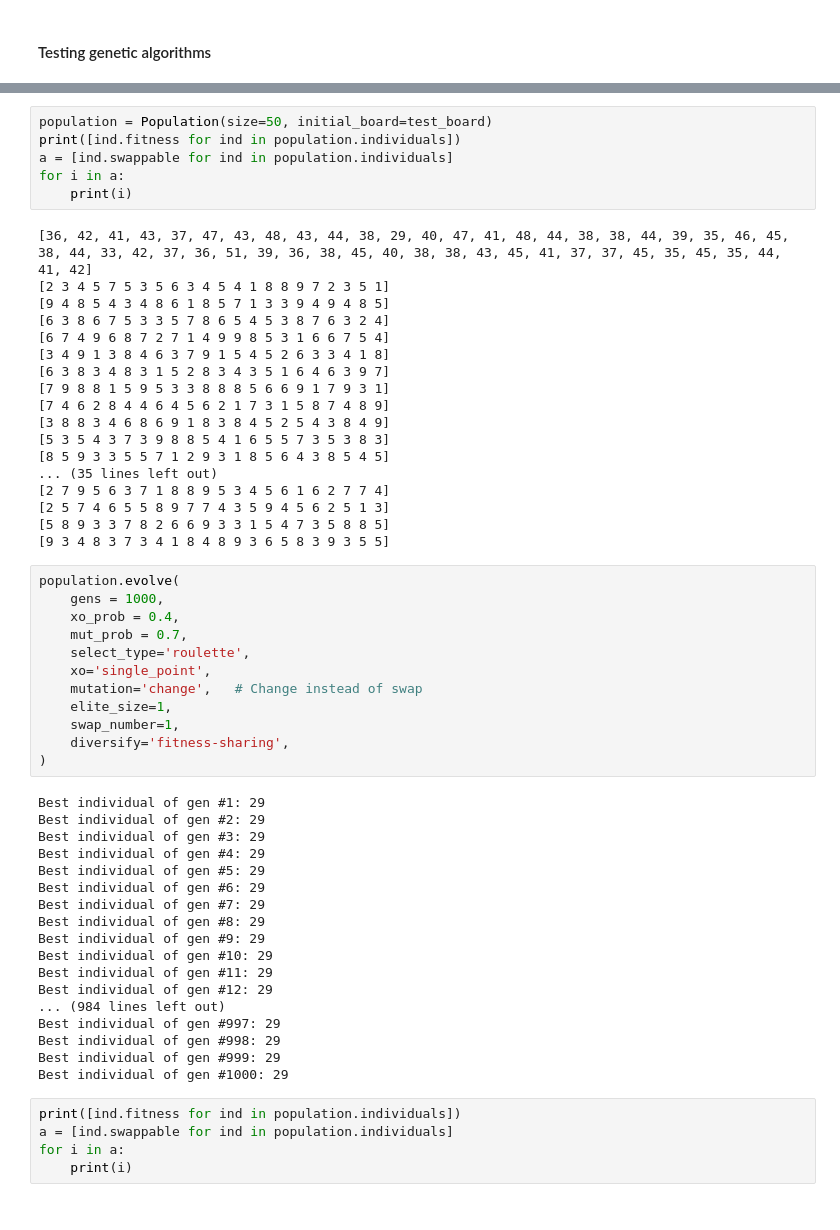
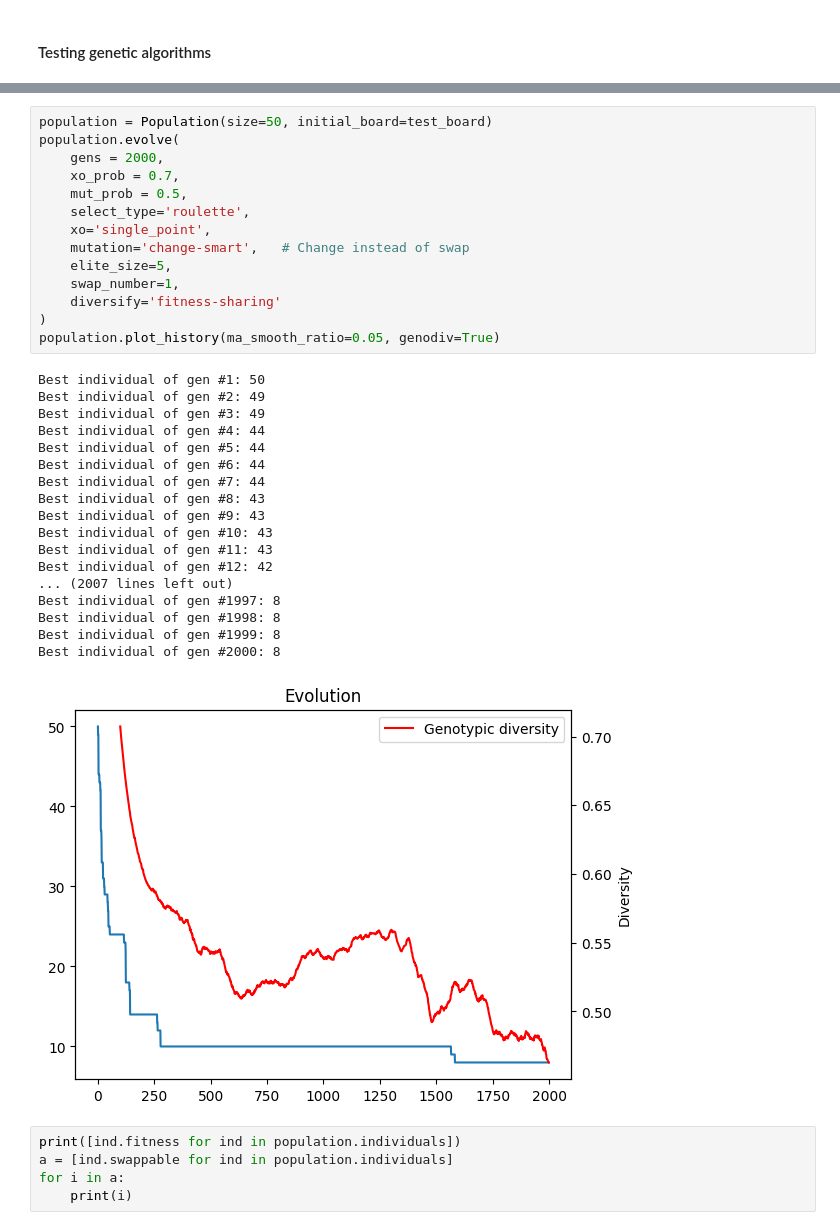
Before and after one commit to amarmate/CIFO24, a Jupyter notebook: test_funcs_mateus.ipynb, the cells around one changed output, grey strips where cells are left out. Saved outputs shown, nothing was run; the diff lists cells and outputs as text.

```diff
--- a/test_funcs_mateus.ipynb
+++ b/test_funcs_mateus.ipynb
@@ -76,57 +123,36 @@ population.plot_history(ma_smooth_ratio=0.1, genodiv=True)
-# %%
-population = Population(size=50, initial_board=test_board)
-print([ind.fitness for ind in population.individuals])
-a = [ind.swappable for ind in population.individuals]
-for i in a:
-    print(i)
-# %% [output]
-[36, 42, 41, 43, 37, 47, 43, 48, 43, 44, 38, 29, 40, 47, 41, 48, 44, 38, 38, 44, 39, 35, 46, 45, 38, 44, 33, 42, 37, 36, 51, 39, 36, 38, 45, 40, 38, 38, 43, 45, 41, 37, 37, 45, 35, 45, 35, 44, 41, 42]
-[2 3 4 5 7 5 3 5 6 3 4 5 4 1 8 8 9 7 2 3 5 1]
-[9 4 8 5 4 3 4 8 6 1 8 5 7 1 3 3 9 4 9 4 8 5]
-[6 3 8 6 7 5 3 3 5 7 8 6 5 4 5 3 8 7 6 3 2 4]
-[6 7 4 9 6 8 7 2 7 1 4 9 9 8 5 3 1 6 6 7 5 4]
-[3 4 9 1 3 8 4 6 3 7 9 1 5 4 5 2 6 3 3 4 1 8]
-[6 3 8 3 4 8 3 1 5 2 8 3 4 3 5 1 6 4 6 3 9 7]
-[7 9 8 8 1 5 9 5 3 3 8 8 8 5 6 6 9 1 7 9 3 1]
-[7 4 6 2 8 4 4 6 4 5 6 2 1 7 3 1 5 8 7 4 8 9]
-[3 8 8 3 4 6 8 6 9 1 8 3 8 4 5 2 5 4 3 8 4 9]
-[5 3 5 4 3 7 3 9 8 8 5 4 1 6 5 5 7 3 5 3 8 3]
-[8 5 9 3 3 5 5 7 1 2 9 3 1 8 5 6 4 3 8 5 4 5]
-... (35 lines left out)
-[2 7 9 5 6 3 7 1 8 8 9 5 3 4 5 6 1 6 2 7 7 4]
-[2 5 7 4 6 5 5 8 9 7 7 4 3 5 9 4 5 6 2 5 1 3]
-[5 8 9 3 3 7 8 2 6 6 9 3 3 1 5 4 7 3 5 8 8 5]
-[9 3 4 8 3 7 3 4 1 8 4 8 9 3 6 5 8 3 9 3 5 5]
 # %%
+population = Population(size=50, initial_board=test_board)
 population.evolve(
-    gens = 1000,
-    xo_prob = 0.4,
-    mut_prob = 0.7,
+    gens = 2000,
+    xo_prob = 0.7,
+    mut_prob = 0.5,
     select_type='roulette',
     xo='single_point',
-    mutation='change',   # Change instead of swap
-    elite_size=1,
+    mutation='change-smart',   # Change instead of swap
+    elite_size=5,
     swap_number=1,
-    diversify='fitness-sharing',
+    diversify='fitness-sharing'
 )
+population.plot_history(ma_smooth_ratio=0.05, genodiv=True)
 # %% [output]
-Best individual of gen #1: 29
-Best individual of gen #2: 29
-Best individual of gen #3: 29
-Best individual of gen #4: 29
-Best individual of gen #5: 29
-Best individual of gen #6: 29
-Best individual of gen #7: 29
-Best individual of gen #8: 29
-Best individual of gen #9: 29
-Best individual of gen #10: 29
-Best individual of gen #11: 29
-Best individual of gen #12: 29
-... (984 lines left out)
-Best individual of gen #997: 29
-Best individual of gen #998: 29
-Best individual of gen #999: 29
-Best individual of gen #1000: 29
+Best individual of gen #1: 50
+Best individual of gen #2: 49
+Best individual of gen #3: 49
+Best individual of gen #4: 44
+Best individual of gen #5: 44
+Best individual of gen #6: 44
+Best individual of gen #7: 44
+Best individual of gen #8: 43
+Best individual of gen #9: 43
+Best individual of gen #10: 43
+Best individual of gen #11: 43
+Best individual of gen #12: 42
+... (2007 lines left out)
+Best individual of gen #1997: 8
+Best individual of gen #1998: 8
+Best individual of gen #1999: 8
+Best individual of gen #2000: 8
+[figure, added]
 # %%
 print([ind.fitness for ind in population.individuals])
 a = [ind.swappable for ind in population.individuals]
```
Also changed, not shown: parts of 14 cells of this notebook, 7 other files.
